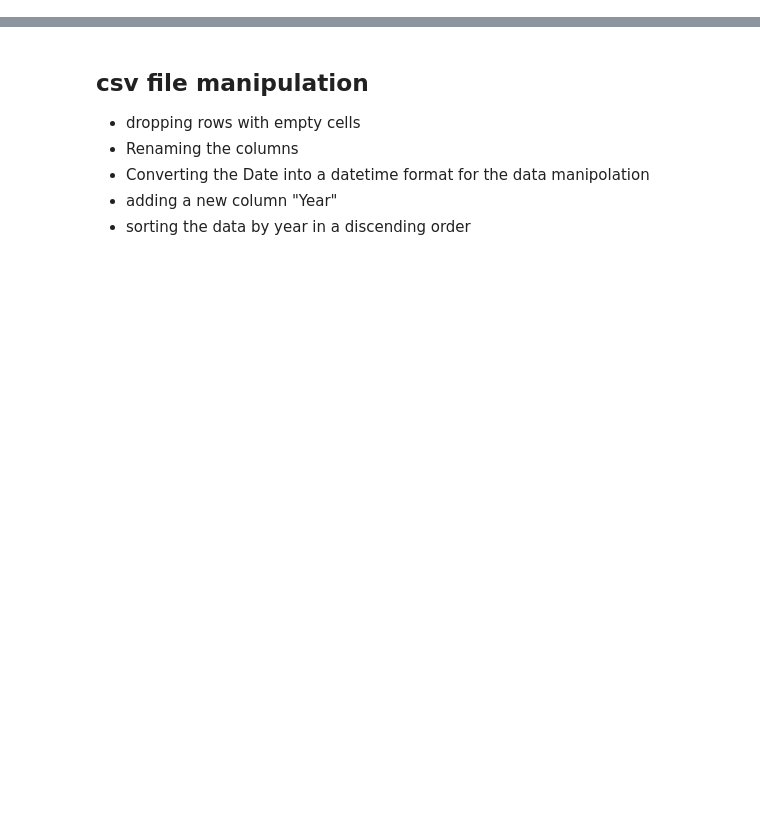
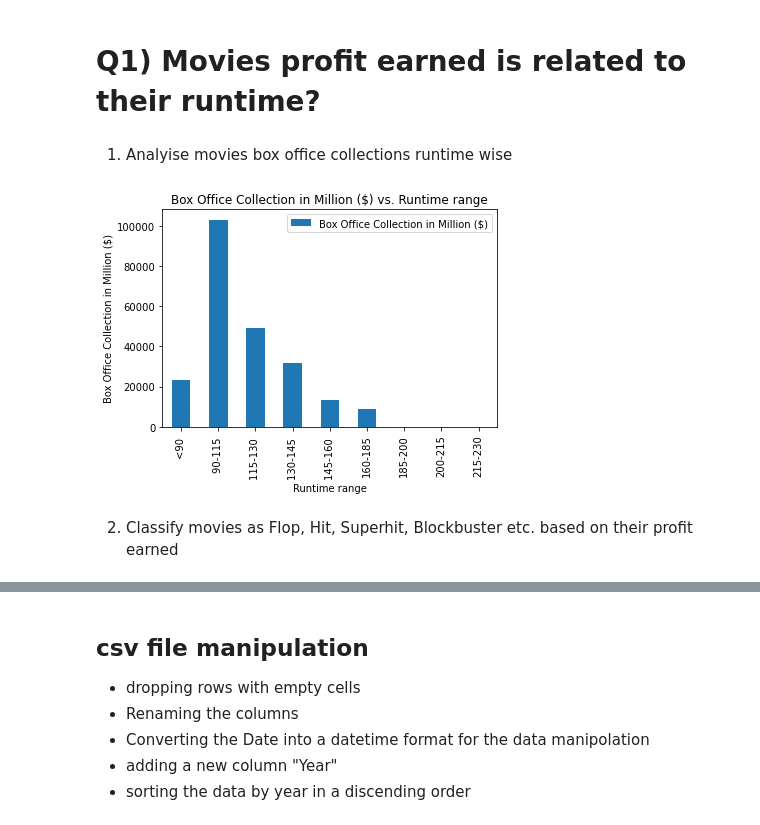
Before and after one commit to KWASSI09/hollywood_vc, a Jupyter notebook: Movie_project.ipynb, the cells around one changed output, grey strips where cells are left out. Cells and saved outputs as stored; diff of their text form; code cells hidden in the pictures; blank space fills up the shorter version.

```diff
--- a/Movie_project.ipynb
+++ b/Movie_project.ipynb
@@ -39,3 +10,12 @@ import scipy.stats as stats
 from scipy.stats import linregress
 import numpy as np
 import dataframe_image as dfi
+# %%
+# reading csv file
+
+movies_df = pd.read_csv("resources/rename_year_df.csv")
+# %%
+#  sorting data datewise
+
+sorted_movie_df = movies_df.sort_values(by=["Date"])
+sorted_movie_df.head()
@@ -41,0 +29,15 @@ import dataframe_image as dfi
+# %%
+#  adding new column profit percent in dataframe
+sorted_movie_df["Profit Percent"] = round(((sorted_movie_df["Worldwide Gross Income"] - sorted_movie_df["Budget"])/sorted_movie_df["Budget"])*100,2)
+
+# # adding new column Profit in Million ($) in dataframe
+sorted_movie_df["Profit in Million ($)"] = (sorted_movie_df["Worldwide Gross Income"] - sorted_movie_df["Budget"])/1000000
+
+# # adding new column Box Office Collectio in Million ($) in dataframe
+sorted_movie_df["Box Office Collection in Million ($)"] = sorted_movie_df["Worldwide Gross Income"]/1000000
+
+# # adding new column Budget in Million ($) in dataframe
+sorted_movie_df["Budget in Million ($)"] = sorted_movie_df["Budget"]/1000000
+
+# # display the dataframe
+sorted_movie_df.head()
@@ -41,0 +51,27 @@ import dataframe_image as dfi
+# %% [markdown]
+# Q1) Movies profit earned is related to their runtime?
+# %% [markdown]
+1. Analyise movies box office collections runtime wise
+# %%
+# Create the bins in which Runtime Data will be held
+# Bins are 0, 90, 115, 130, 145, 160, 185, 200, 215, 230.
+
+Bins = [0, 90, 115, 130, 145, 160, 185, 200, 215, 230]
+
+# Create the names for the nine bins
+
+bin_names = [" <90 " , "90-115 ", "115-130 ", "130-145 ", "145-160 ", "160-185", "185-200", "200-215", "215-230"]
+sorted_movie_df["Runtime range"] = pd.cut(sorted_movie_df["RunTime"], Bins, labels=bin_names, include_lowest=True)
+
+# # showing bar graph for Runtime Range wise Worldwide Gross Income (Box Office Collection in Million ($))
+
+sorted_movie_df[["Runtime range","Box Office Collection in Million ($)"]].groupby(["Runtime range"]).sum().plot.bar()
+plt.xlabel("Runtime range")
+plt.ylabel("Box Office Collection in Million ($)")
+plt.title("Box Office Collection in Million ($) vs. Runtime range")
+
+plt.show()
+# %% [output]
+[figure, added]
+# %% [markdown]
+2. Classify movies as Flop, Hit, Superhit, Blockbuster etc. based on their profit earned
```
Also changed, not shown: parts of 90 cells of this notebook, 20 other files.
